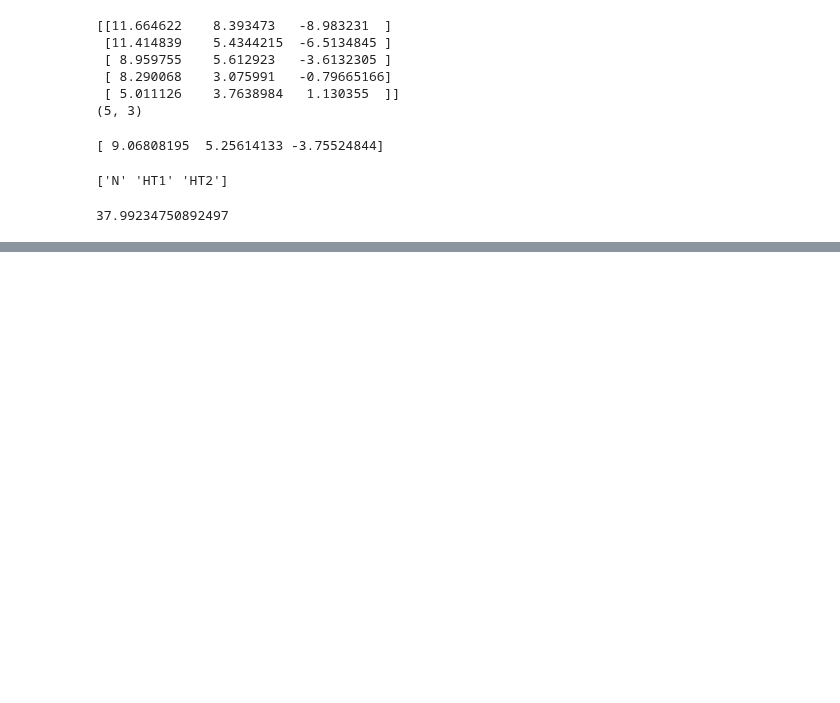
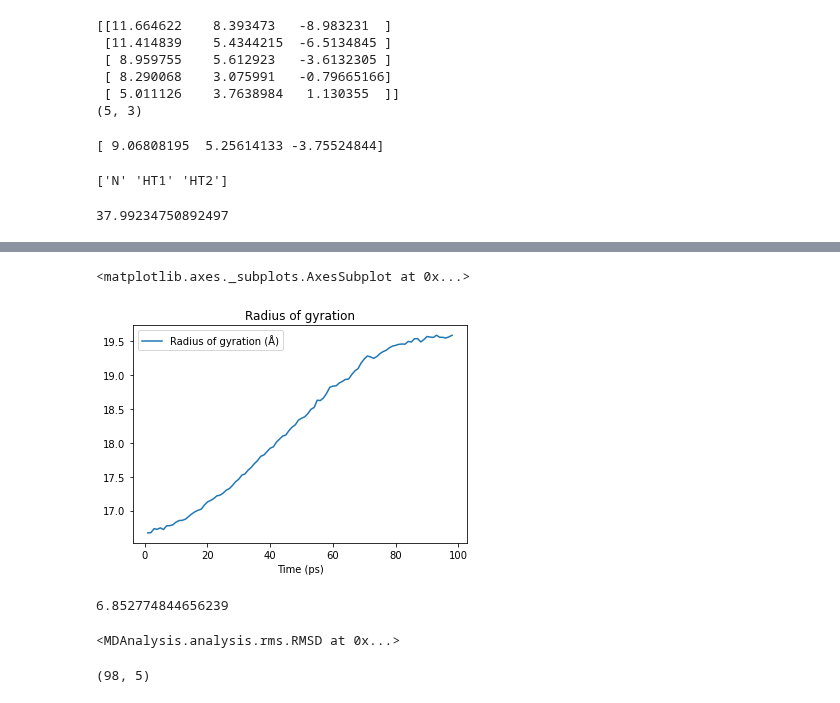
Before and after one commit to akey7/md-experiments, a Jupyter notebook: mdanalysis-quick-start/quick-start-basics.ipynb, the cells around one changed output, grey strips where cells are left out. Drawn from its saved outputs; the diff is of its cells as text; code cells hidden in the pictures; blank space fills up the shorter version.

```diff
--- a/mdanalysis-quick-start/quick-start-basics.ipynb
+++ b/mdanalysis-quick-start/quick-start-basics.ipynb
@@ -97,3 +97,8 @@ angle_nhh = nhh.angle
 print(angle_nhh.value())
 # %% [output]
 37.99234750892497
+# %%
+for ts in u.trajectory[:20]:
+    time = u.trajectory.time
+    rgyr = u.atoms.radius_of_gyration()
+    print("Frame {:3d}, Time {:4.0f} ps, Rgyr {:.4f} Å".format(ts.frame, time, rgyr))
@@ -99,0 +126,12 @@ print(angle_nhh.value())
+# %%
+rgyr = []
+time = []
+protein = u.select_atoms("protein")
+for ts in u.trajectory:
+    time.append(u.trajectory.time)
+    rgyr.append(protein.radius_of_gyration())
+# %%
+import pandas as pd
+rgyr_df = pd.DataFrame(rgyr, columns=["Radius of gyration (Å)"], index=time)
+rgyr_df.index.name = "Time (ps)"
+rgyr_df.head()
@@ -99,0 +146,6 @@ print(angle_nhh.value())
+# %%
+%matplotlib inline
+rgyr_df.plot(title="Radius of gyration")
+# %% [output]
+<matplotlib.axes._subplots.AxesSubplot at 0x...>
+[figure, added]
@@ -99,0 +159,22 @@ print(angle_nhh.value())
+# %%
+bb = u.select_atoms("backbone")
+
+u.trajectory[0]
+first = bb.positions
+
+u.trajectory[-1]
+last = bb.positions
+
+rms.rmsd(first, last)
+# %% [output]
+6.852774844656239
+# %%
+u.trajectory[0]
+rmsd_analysis = rms.RMSD(u, select="backbone", groupselections=["name CA", "protein"])
+rmsd_analysis.run()
+# %% [output]
+<MDAnalysis.analysis.rms.RMSD at 0x...>
+# %%
+print(rmsd_analysis.rmsd.shape)
+# %% [output]
+(98, 5)
```
Also changed, not shown: parts of 6 cells of this notebook, 1 other file.
